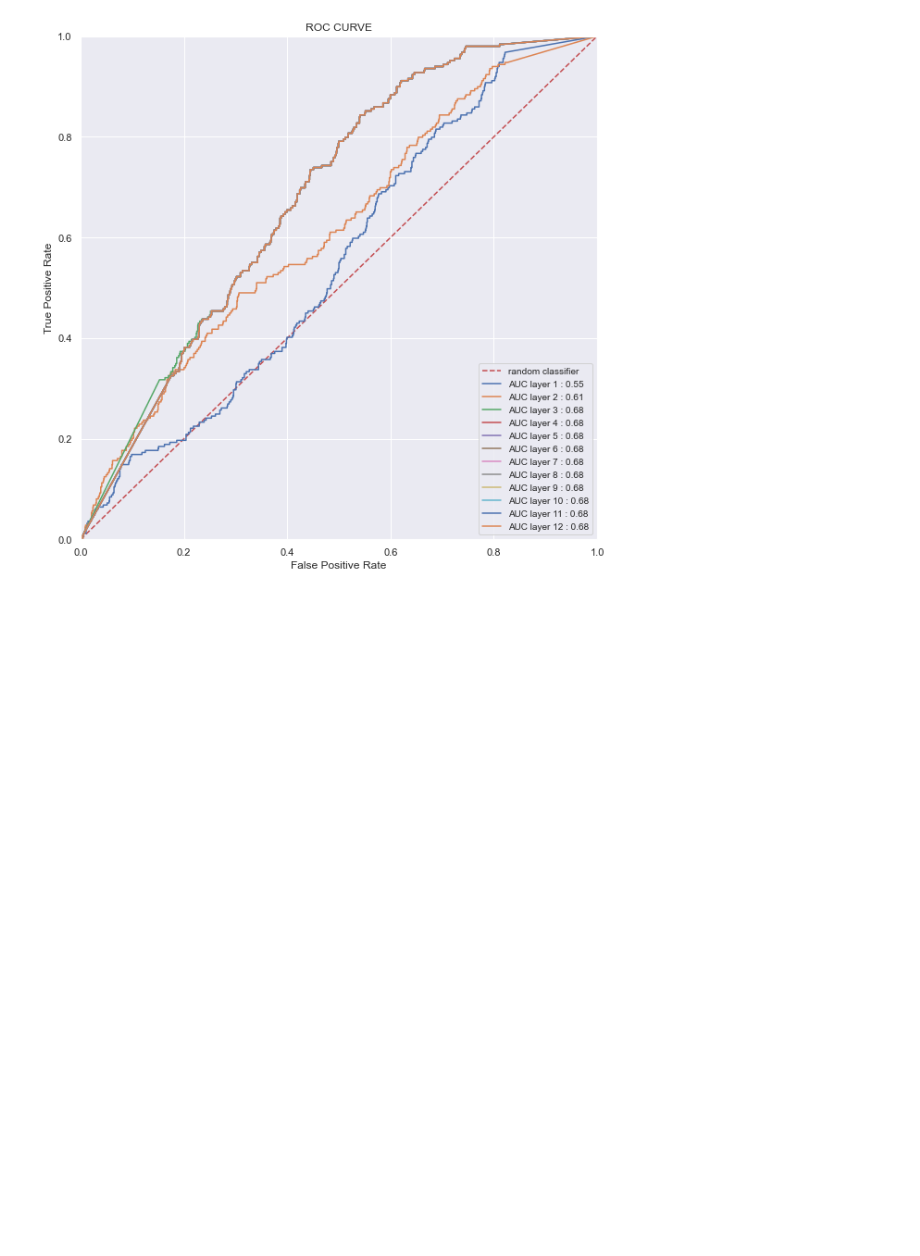
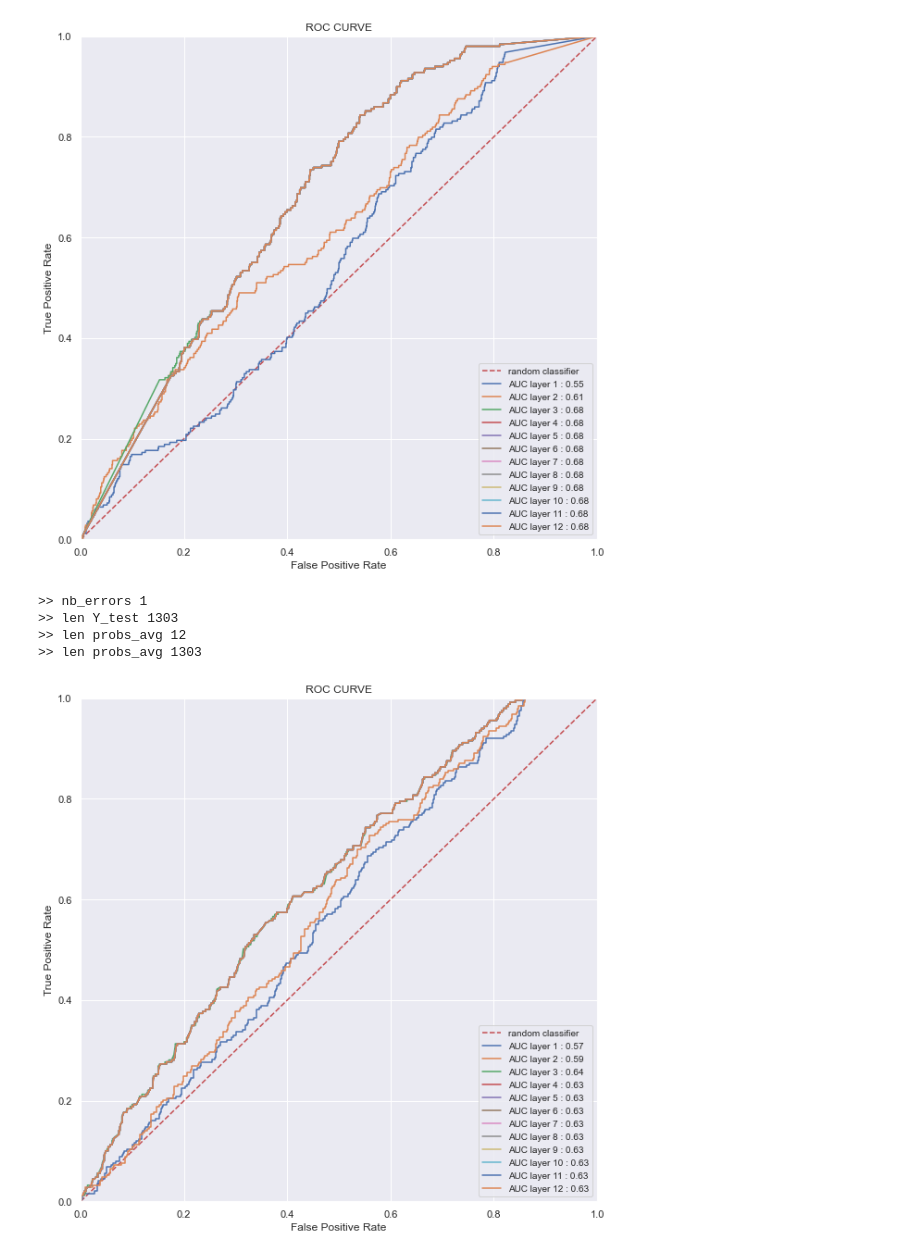
Before and after one commit to lolofo/stage_4_gm, a Jupyter notebook: attention_algorithms/Roc Curve Study.ipynb, the cells around one changed output. Saved outputs shown, nothing was run; the diff lists cells and outputs as text; code cells hidden in the pictures; blank space fills up the shorter version.

Commit message:
roc curve and pruning

```diff
--- a/attention_algorithms/Roc Curve Study.ipynb
+++ b/attention_algorithms/Roc Curve Study.ipynb
@@ -315,3 +315,65 @@ fig = combine_roc_ruves(Y_test, probs, legend=legend)
 plt.savefig(os.path.join(graph_folder, "every_layer_combined_roc_curves_avg.png"))
 # %% [output]
 [figure]
+# %%
+Y_test = []
+probs = []
+
+nb_err = 0
+
+# here only on 50 sentences
+for _, i in enumerate(tqdm.tqdm(range(50))):
+    j = 0
+    # iteration through all the sentences
+    # construct the raw attention object
+    sent = sentences[i, :].clone().detach()[None,:]
+    mk = masks[i, :].clone().detach()[None,:]
+    raw_attention_inst = RawAttention(model=model,
+                                      input_ids=sent,
+                                      attention_mask=mk,
+                                      test_mod=False
+                                      )
+    try :
+        while j<e_snli_data.shape[0] and raw_attention_inst.tokens!=eval(e_snli_data["tok_sent"][j]):
+            j+=1
+
+        if j>=e_snli_data.shape[0]:
+            raise LenException
+        else :
+            Y_test += eval(e_snli_data["hg_goal"][j])
+
+            # maximum agregation for the heads
+            raw_attention_inst.set_up_graph(agr_type="avg")
+            n_layer, _, _ = raw_attention_inst.att_tens_agr.shape
+            for l in range(n_layer+1):
+                if l>0:
+                    flow = attention_flow_max(raw_attention_inst, out_layer=l)
+                    flow = softmax_normalization(raw_attention_inst.tokens , torch.tensor(flow))
+                    if len(probs)==l-1:
+                        probs.append(list(flow.detach().numpy()))
+                    else :
+                        probs[l-1]+=list(flow.detach().numpy())
+
+
+    except LenException :
+        # count the different errors
+        nb_err += 1
+
+
+
+print(f">> nb_errors {nb_err}")
+
+print(f">> len Y_test {len(Y_test)}")
+print(f">> len probs_avg {len(probs)}")
+print(f">> len probs_avg {len(probs[0])}")
+# %% [output]
+>> nb_errors 1
+>> len Y_test 1303
+>> len probs_avg 12
+>> len probs_avg 1303
+# %%
+legend = [f"layer {i}" for i in range(1,13)]
+fig = combine_roc_ruves(Y_test, probs, legend=legend)
+plt.savefig(os.path.join(graph_folder, "every_layer_combined_roc_curves_avg.png"))
+# %% [output]
+[figure, added]
```
Also changed, not shown: parts of 1 cell of this notebook, 2 other files.
